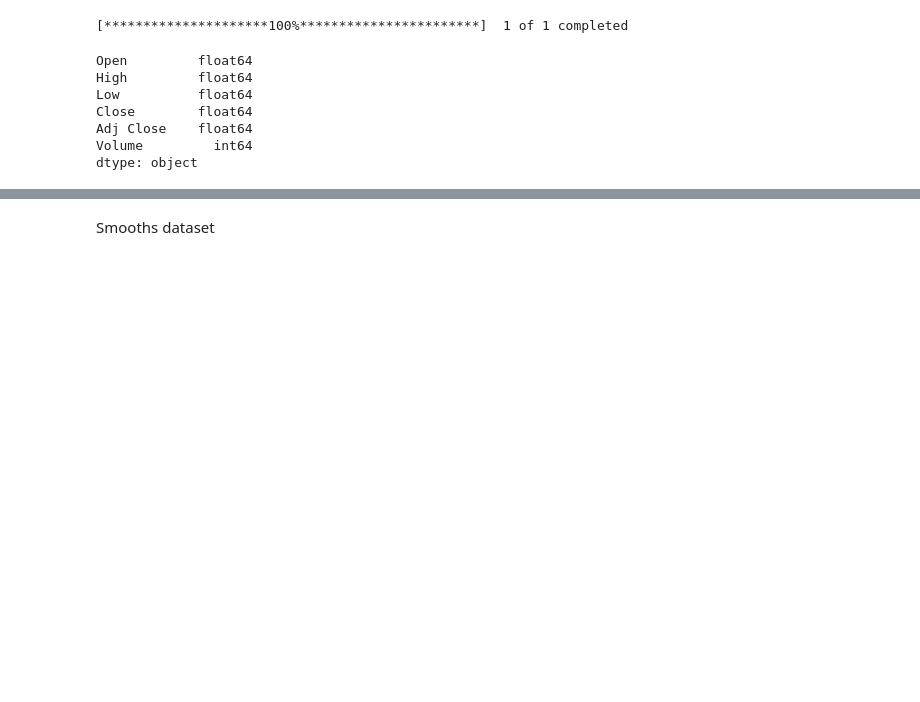
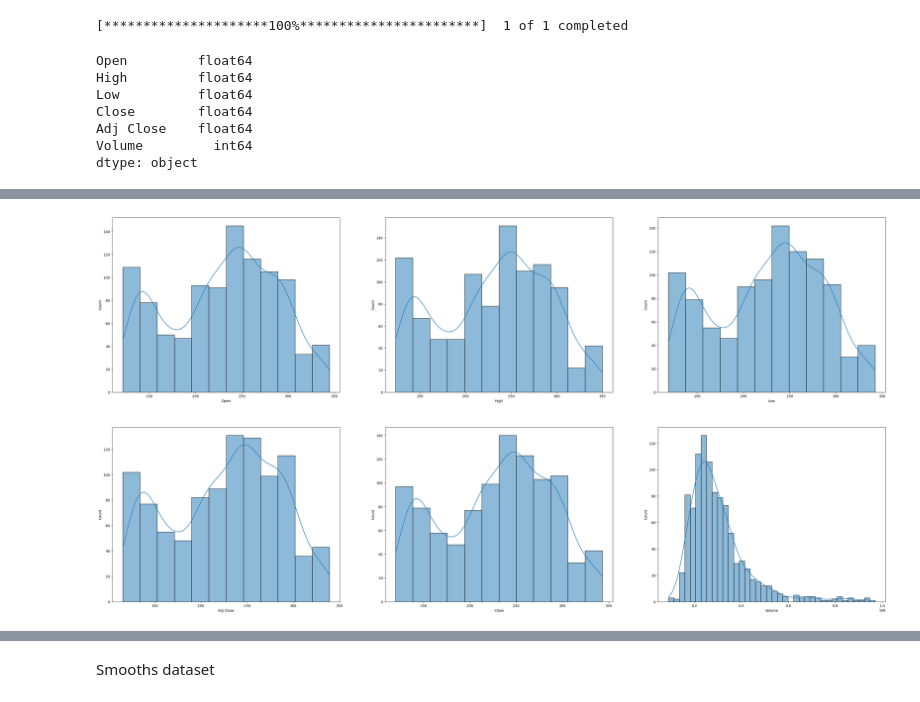
Before and after one commit to m-berggren/ml-stock-prediction, a Jupyter notebook: stock_forecast_prediction.ipynb, the cells around one changed output, grey strips where cells are left out. Drawn from its saved outputs; the diff is of its cells as text; code cells hidden in the pictures; blank space fills up the shorter version.

```diff
--- a/stock_forecast_prediction.ipynb
+++ b/stock_forecast_prediction.ipynb
@@ -37,0 +54,10 @@ dtype: object
+# %%
+features = ['Open', 'High', 'Low', 'Adj Close', 'Close', 'Volume']
+
+plt.subplots(figsize=(40, 20))
+for i, column in enumerate(features):
+    plt.subplot(2, 3, i+1)
+    sns.histplot(df[column], kde=True)
+plt.show()
+# %% [output]
+[figure, added]
```
Also changed, not shown: parts of 15 cells of this notebook, 2 other files.
